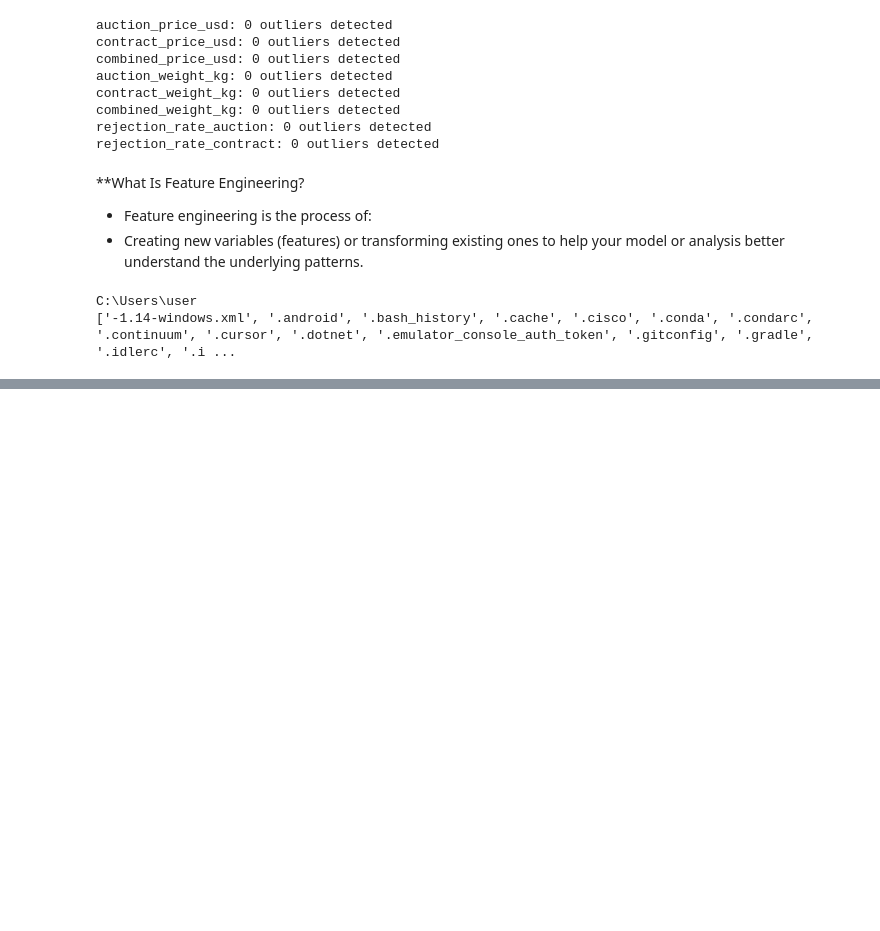
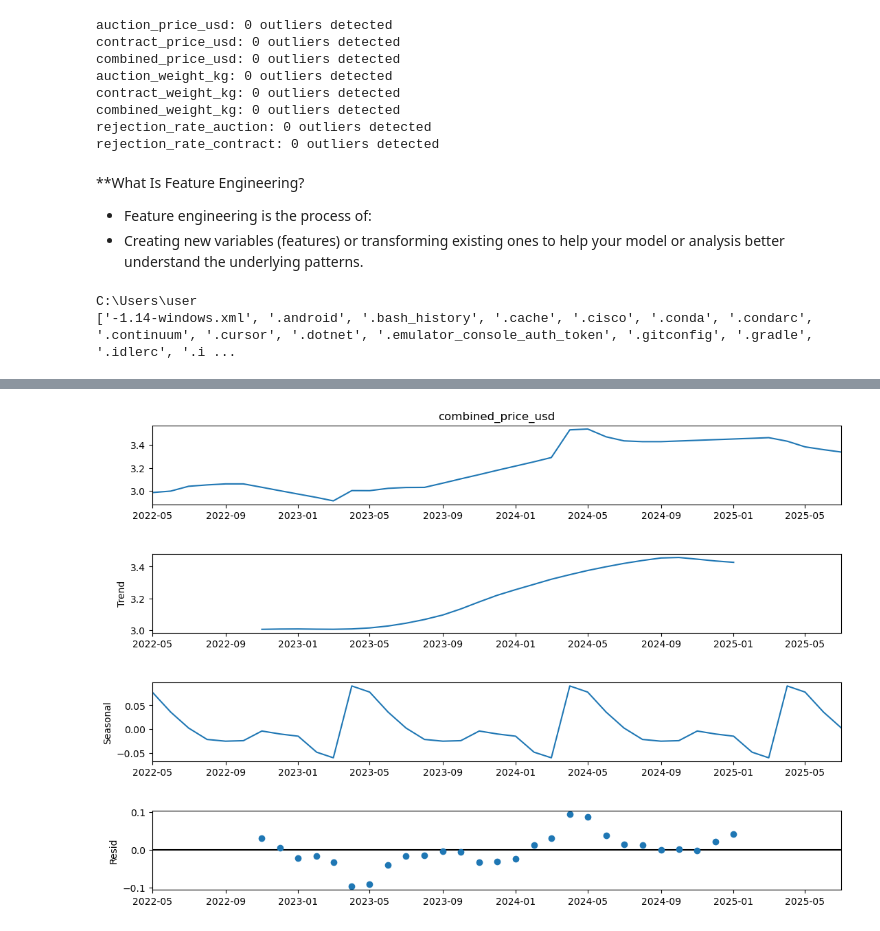
Before and after one commit to priscillahisking/zimbabwe-tobacco-market-analysis, a Jupyter notebook: zimbabwe-tobacco-market-analysis.ipynb, the cells around one changed output, grey strips where cells are left out. Cells and saved outputs as stored; diff of their text form; code cells hidden in the pictures; blank space fills up the shorter version.

```diff
--- a/zimbabwe-tobacco-market-analysis.ipynb
+++ b/zimbabwe-tobacco-market-analysis.ipynb
@@ -361,0 +602,12 @@ df_exchange_rate_new = exchange_rate_df[['Year', 'Months', 'Value']]
+# %%
+# Ensure month is integer
+df['month'] = df['month'].astype(int)
+
+# Create a Year-Month datetime column
+df['ym'] = pd.to_datetime(
+    df['year'].astype(str) + '-' + df['month'].astype(str) + '-01'
+)
+
+# Set as panel
+panel = df.sort_values('ym').reset_index(drop=True)
+panel.head()
@@ -361,0 +622,15 @@ df_exchange_rate_new = exchange_rate_df[['Year', 'Months', 'Value']]
+# %%
+ts_price = (
+    panel.groupby('ym')['combined_price_usd']   # group by month
+    .mean()                                     # average price for the month
+    .asfreq('MS')                               # monthly frequency
+    .interpolate()                              # fill any gaps
+)
+# %%
+from statsmodels.tsa.seasonal import seasonal_decompose
+
+res = seasonal_decompose(ts_price, model='additive', period=12)
+fig = res.plot()
+fig.set_size_inches(12, 8)
+# %% [output]
+[figure, added]
```
Also changed, not shown: parts of 33 cells of this notebook.
